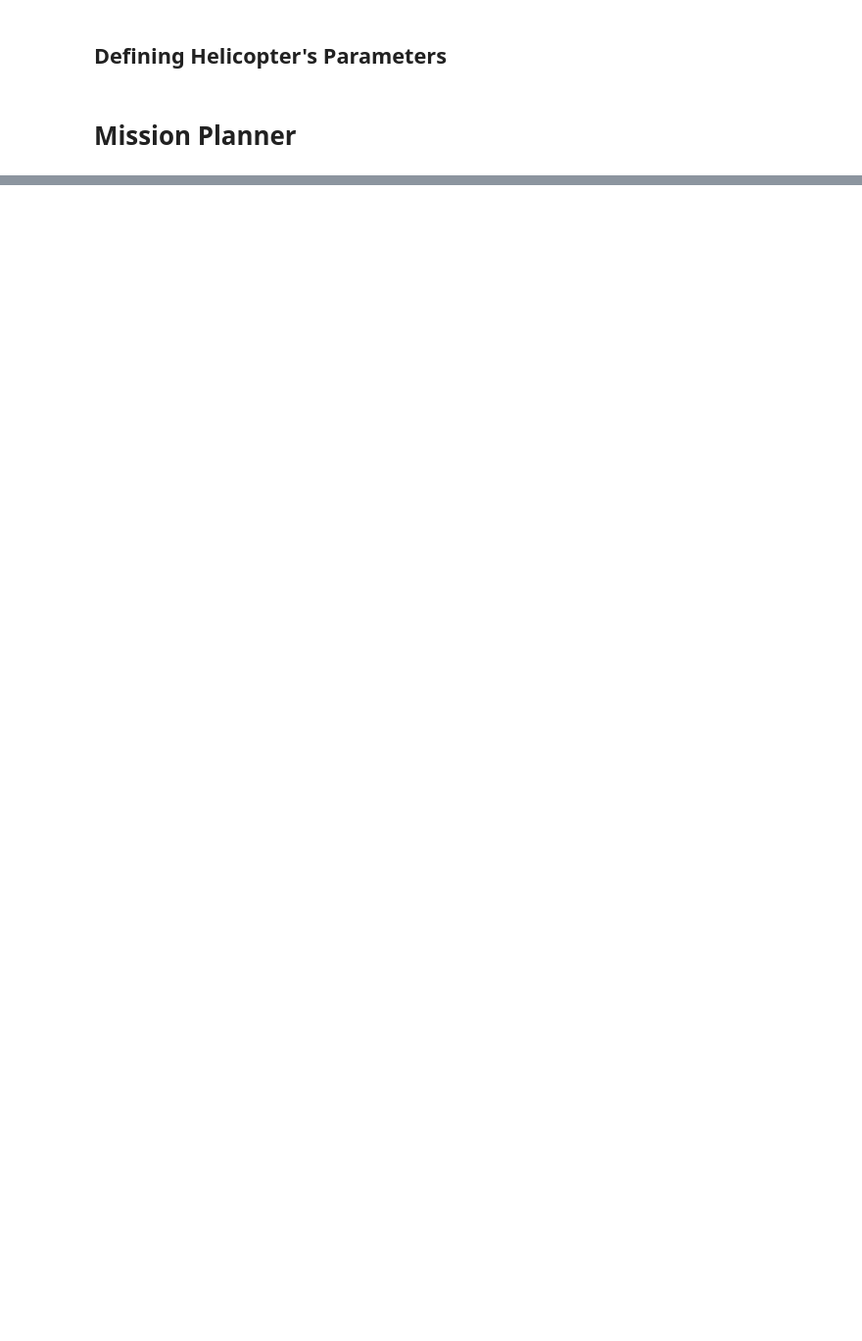
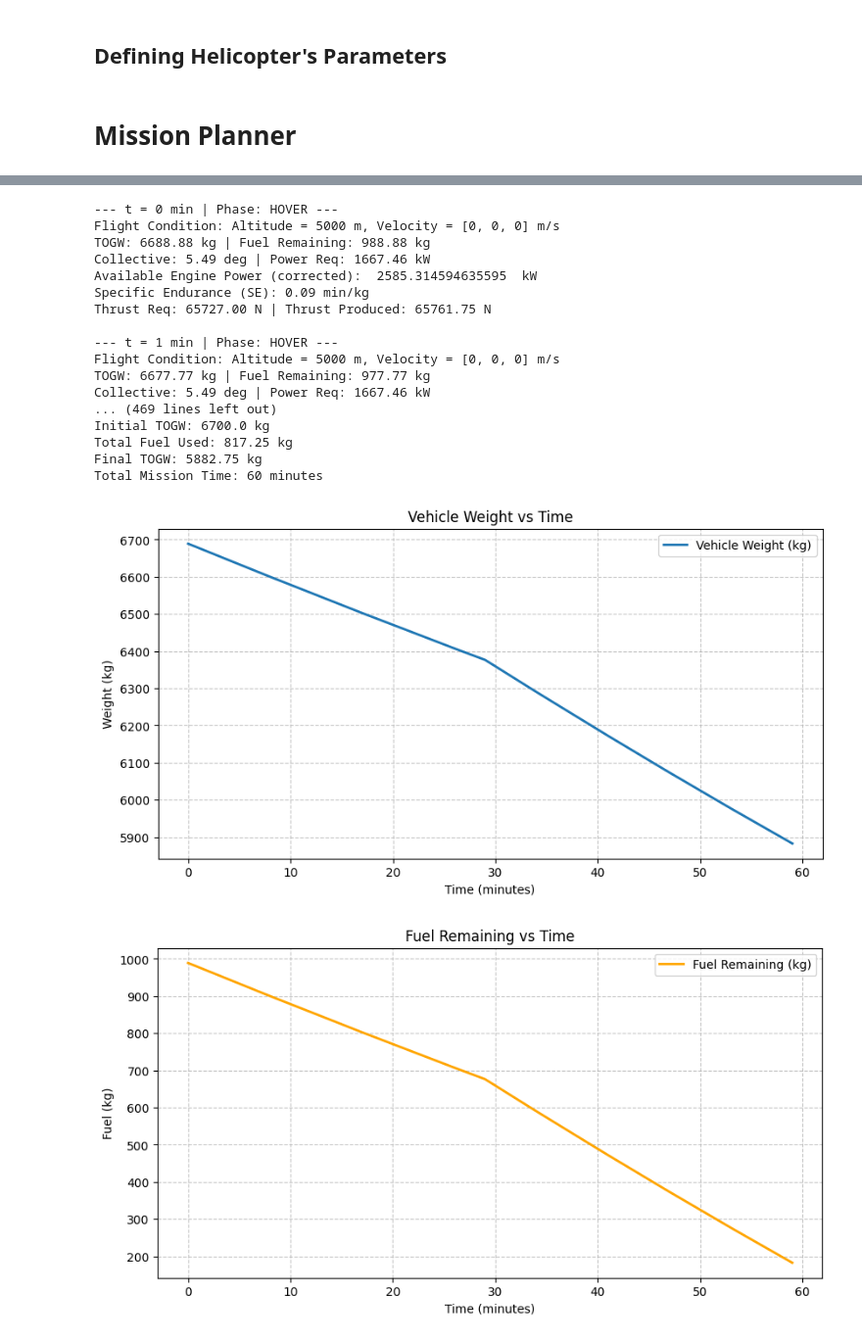
Before and after one commit to chaitanyakeshri/Rotary_Aerodynamics, a Jupyter notebook: Flight_Performance_Estimator.ipynb, the cells around one changed output, grey strips where cells are left out. Shown at 98% size. Drawn from its saved outputs; the diff is of its cells as text; code cells hidden in the pictures; blank space fills up the shorter version.

Commit message:
Final Mission Planner and Minor Changes

```diff
--- a/Flight_Performance_Estimator.ipynb
+++ b/Flight_Performance_Estimator.ipynb
@@ -236,7 +236,7 @@ def tip_loss_factor(b, r, R_tip, lam, R_root=0.0):
     F      : float  # Tip loss factor
     """
     if lam == 0:
-        return 1.0
+        return 0.0
     f = (b / 2) * (1 - r/R_tip) / lam
     F = (2 / math.pi) * math.acos(math.exp(-f))
     return F
@@ -262,7 +262,7 @@ def compute_phi(V, v, Omega, r, R_root=0.0):
 
     return phi_deg
 # %%
-def solve_lambda_tiploss(flight_condition, sigma, a, b, theta_deg, r,lambda_c, R_tip, R_root=0.0,tol=1e-4, max_iter=10):
+def solve_lambda_tiploss(flight_condition, sigma, a, b, theta_deg, r,lambda_c, R_tip, R_root=0.0,tol=1e-3, max_iter=5):
     """
     Iteratively solves for lambda and Prandtl's tip loss factor F at a blade station.
     Starts from F=1, updates lambda and F until convergence.
@@ -272,10 +272,18 @@ def solve_lambda_tiploss(flight_condition, sigma, a, b, theta_deg, r,lambda_c, R
     for _ in range(max_iter):
         lam_new = LambdaP(flight_condition, sigma, a, F, theta_deg, r, lambda_c, R_tip, R_root)
         F_new = tip_loss_factor(b, r, R_tip, lam_new, R_root)
+        #print("F_new",F_new)
         if abs(F_new - F) < tol:
             return lam_new, F_new
         F = F_new
     return (lam_new, F_new)  # Return last values if not converged
+# %%
+def density_ratio(h):
+    """
+    Computes density ratio (rho / rho0) as a function of altitude h (meters).
+    Equation: (1 - 0.00198*h / 288.16) ^ 4.2553
+    """
+    return (1 - (0.00198 * h) / 288.16) ** 4.2553
 # %% [markdown]
 ### Iterative solver
 # %%
@@ -303,15 +311,9 @@ def iterative_solver(
         Ut = np.array([Ut_fn(ri) for ri in r])
         Up = np.array([Up_fn(ri) for ri in r])
         c  = np.array([c_fn(ri)  for ri in r])
-
-        # --- Stall check ---
-        Cl_list = [Cl_fn(ri) for ri in r]
-        if any(val is None for val in Cl_list):
-            return None, None, None, None, r, None, None, None, None, None, "Stall fhfjfj"
-        Cl = np.array(Cl_list, dtype=float)
-
+        Cl = np.array([Cl_fn(ri) for ri in r], dtype=float)
         phi = np.array([phi_fn(ri) for ri in r])
-        Cd  = np.array([Cd_fn(ri)  for ri in r])
+        Cd  = np.array([Cd_fn(ri) for ri in r])
 
         V2 = Ut**2 + Up**2
         q = 0.5 * rho * V2
@@ -327,17 +329,14 @@ def iterative_solver(
         Q = b * np.trapezoid(dQ_dr_1b, r)
         P = b * np.trapezoid(dP_dr_1b, r)
 
-        return T, D, Q, P, r, dT_dr_1b, dD_dr_1b, dQ_dr_1b, dP_dr_1b, q, None
+        return T, D, Q, P, r, dT_dr_1b, dD_dr_1b, dQ_dr_1b, dP_dr_1b, q
 
     N = N0
     history_T, history_D, history_Q, history_P = [], [], [], []
     T_prev = D_prev = Q_prev = P_prev = None
 
     for it in range(max_iter):
-        T, D, Q, P, r, dT_dr_1b, dD_dr_1b, dQ_dr_1b, dP_dr_1b, q, stall_warning = compute_T_D_Q_P_on_grid(N)
-
-        if stall_warning:
-            return {"warning": stall_warning, "r": r, "N": N}
+        T, D, Q, P, r, dT_dr_1b, dD_dr_1b, dQ_dr_1b, dP_dr_1b, q = compute_T_D_Q_P_on_grid(N)
 
         history_T.append(T)
         history_D.append(D)
@@ -350,7 +349,7 @@ def iterative_solver(
             rel_err_Q = abs((Q - Q_prev) / Q_prev)
             rel_err_P = abs((P - P_prev) / P_prev)
             # check relative errors
-            if max(rel_err_T, rel_err_Q, rel_err_P,rel_err_D) < tol:
+            if max(rel_err_T, rel_err_Q, rel_err_P, rel_err_D) < tol:
                 return {
                     "T": float(T), "D": float(D), "Q": float(Q), "P": float(P),
                     "N": N,
@@ -382,7 +381,7 @@ def iterative_solver(
         "history_D": history_D,
         "history_Q": history_Q,
         "history_P": history_P,
-        "warning": "Did not converge",
-        "stall_status": 0
+        "stall_status": 0,
+        "warning": "Did not converge"
     }
 # %% [markdown]
@@ -923,0 +1069,22 @@ def iterative_solver(
+# %%
+Mission_Check(fuel_weight=1000, hover_endurance=30, climb_endurance=30, climb_velocity=16)
+# %% [output]
+--- t = 0 min | Phase: HOVER ---
+Flight Condition: Altitude = 5000 m, Velocity = [0, 0, 0] m/s
+TOGW: 6688.88 kg | Fuel Remaining: 988.88 kg
+Collective: 5.49 deg | Power Req: 1667.46 kW
+Available Engine Power (corrected):  2585.314594635595  kW
+Specific Endurance (SE): 0.09 min/kg
+Thrust Req: 65727.00 N | Thrust Produced: 65761.75 N
+
+--- t = 1 min | Phase: HOVER ---
+Flight Condition: Altitude = 5000 m, Velocity = [0, 0, 0] m/s
+TOGW: 6677.77 kg | Fuel Remaining: 977.77 kg
+Collective: 5.49 deg | Power Req: 1667.46 kW
+... (469 lines left out)
+Initial TOGW: 6700.0 kg
+Total Fuel Used: 817.25 kg
+Final TOGW: 5882.75 kg
+Total Mission Time: 60 minutes
+[figure, added]
+[figure, added]
```
Also changed, not shown: parts of 15 cells of this notebook.
